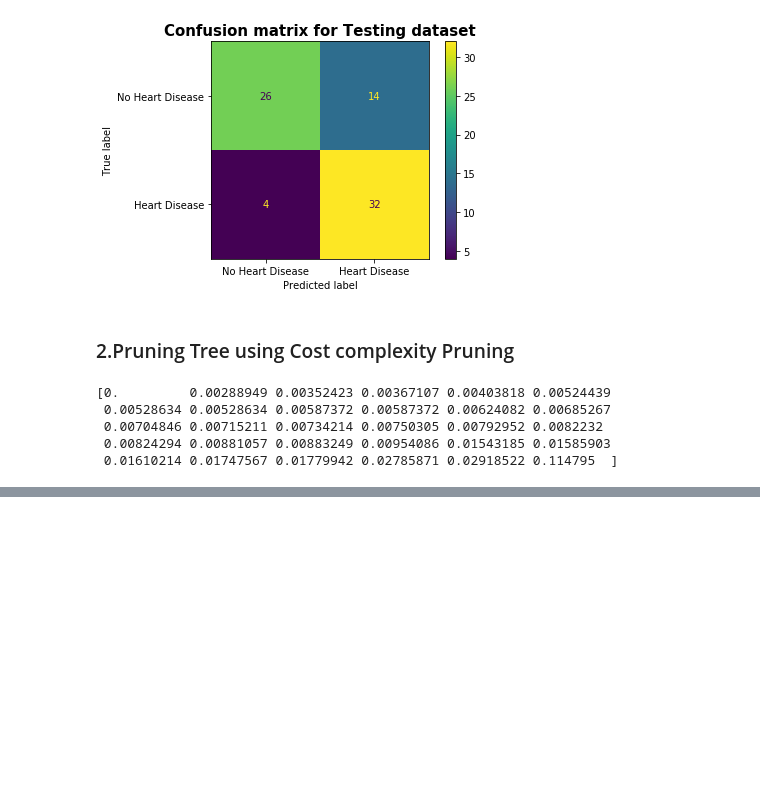
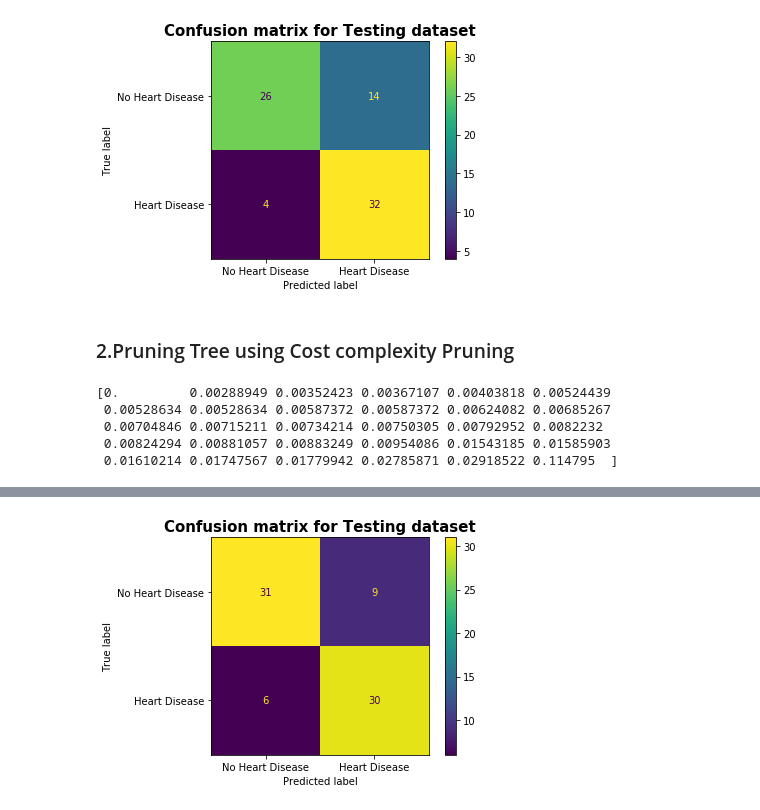
Before and after one commit to vishalbansal-1650/Decision-Tree-Implementation, a Jupyter notebook: pruning/Decision Tree pruning.ipynb, the cells around one changed output, grey strips where cells are left out. Saved outputs shown, nothing was run; the diff lists cells and outputs as text; code cells hidden in the pictures; blank space fills up the shorter version.

```diff
--- a/pruning/Decision Tree pruning.ipynb
+++ b/pruning/Decision Tree pruning.ipynb
@@ -210,0 +310,5 @@ print(ccp_alphas)
+# %%
+plot_confusion_matrix(pruned_tree,x_test,y_test,display_labels=['No Heart Disease','Heart Disease']);
+plt.title('Confusion matrix for Testing dataset',fontsize=15,fontweight='bold');
+# %% [output]
+[figure, added]
```
Also changed, not shown: parts of 16 cells of this notebook.
